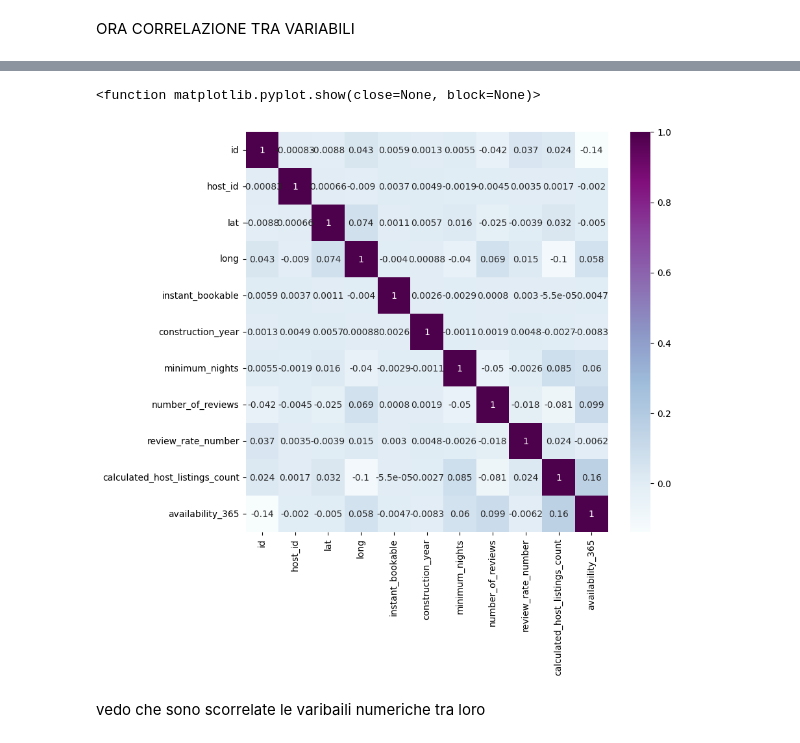
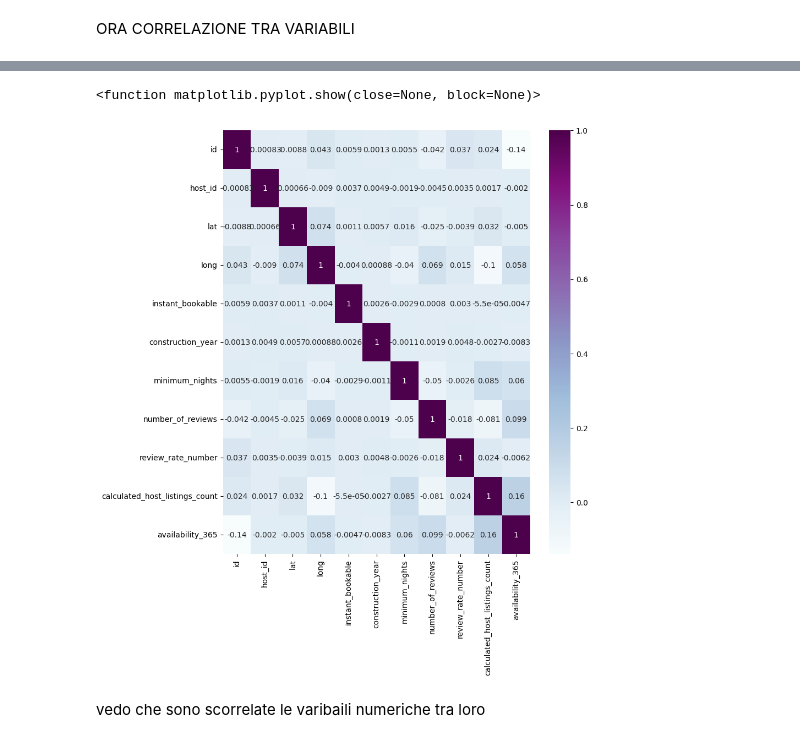
Before and after one commit to AnnaBicelli/Airbnb_Open_Data_project, a Jupyter notebook: Airbnb_Project.ipynb, the cells around one changed output, grey strips where cells are left out. Cells and saved outputs as stored; diff of their text form; code cells hidden in the pictures.

```diff
--- a/Airbnb_Project.ipynb
+++ b/Airbnb_Project.ipynb
@@ -509,5 +512,6 @@ The value manhatan is in the row with index: 18
 # %% [markdown]
 lo modifico:
 # %%
-airbnb_df['neighbourhood_group'][13] = 'Brooklyn'
-airbnb_df['neighbourhood_group'][18] = 'Manhattan'
+#ELIMINAAAA
+#airbnb_df['neighbourhood_group'][13] = 'Brooklyn'
+#airbnb_df['neighbourhood_group'][18] = 'Manhattan'
@@ -514,3 +520,7 @@ airbnb_df['neighbourhood_group'][18] = 'Manhattan'
+# %%
+airbnb_df["neighbourhood_group"] = airbnb_df["neighbourhood_group"].replace({"brookln": "Brooklyn"})
+# %%
+airbnb_df["neighbourhood_group"] = airbnb_df["neighbourhood_group"].replace({"manhatan": "Manhattan"})
 # %%
 airbnb_df.neighbourhood_group.value_counts()
 # %% [output]
@@ -776,12 +788,12 @@ airbnb_df_corr
 | calculated_host_listings_count | 0.024242 | 0.001719 | 0.032408 | -0.104033 | -0.000055 | -0.002715 | 0.085267 | ... |
 | availability_365 | -0.138899 | -0.002040 | -0.005000 | 0.058319 | -0.004655 | -0.008272 | 0.060231 | ... |
 # %%
-plt.figure(figsize=(9,8))
+plt.figure(figsize=(9,10))
 sns.heatmap(airbnb_df_corr, annot=True, cmap="BuPu")
 plt.show
 # %% [output]
 <function matplotlib.pyplot.show(close=None, block=None)>
-[figure, old version]
+[figure, new version]
 # %% [markdown]
 vedo che sono scorrelate le varibaili numeriche tra loro
 # %% [markdown]
```
Also changed, not shown: parts of 23 cells of this notebook.
